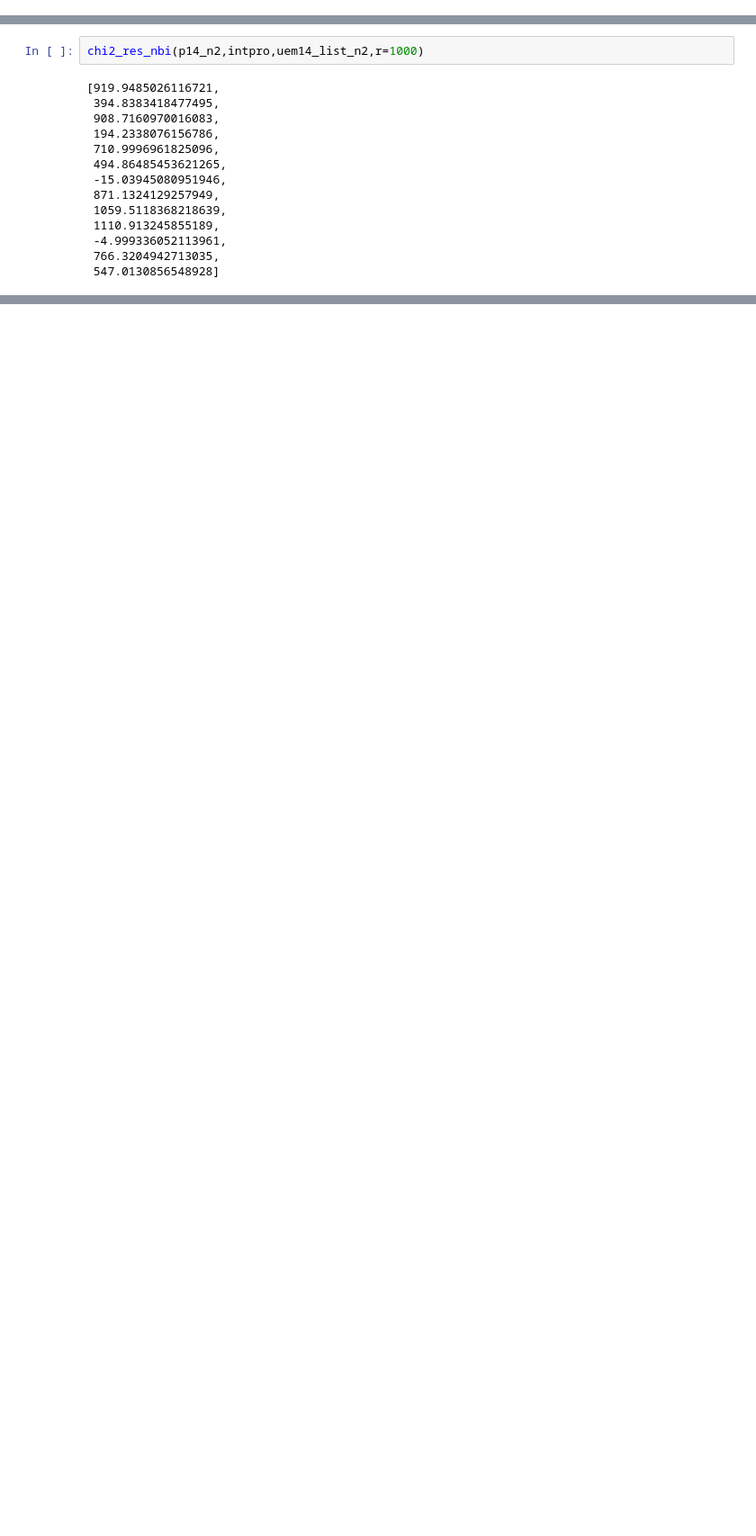
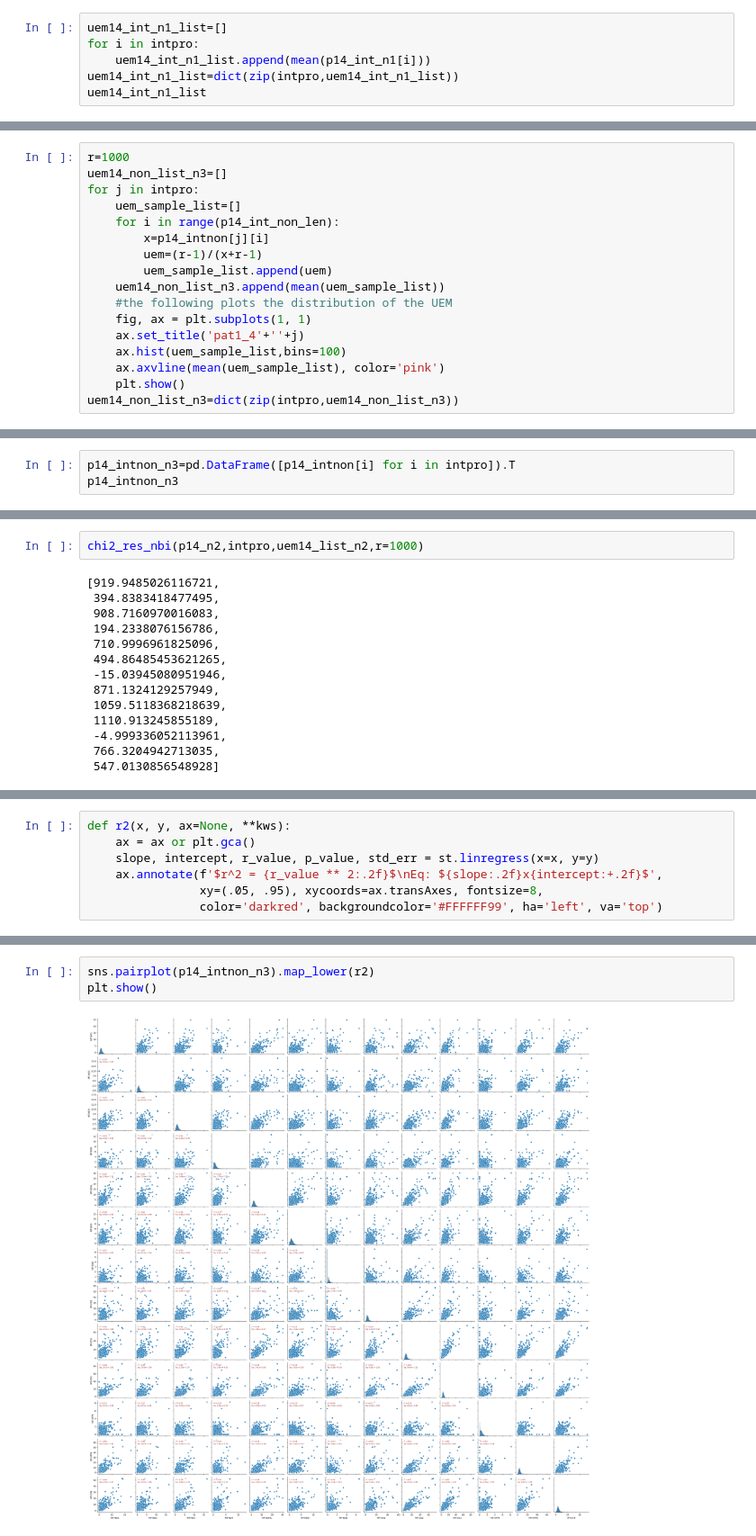
Before and after one commit to rrrrrrrlll/M2R_Group_12, a Jupyter notebook: Correct GOF stuff.ipynb, the cells around one changed output, grey strips where cells are left out. Shown at 90% size. Saved outputs shown, nothing was run; the diff lists cells and outputs as text; blank space fills up the shorter version.

Commit message:
the tasks
QQ plot, cov plots, PPC (sampling from posterior)

```diff
--- a/Correct GOF stuff.ipynb
+++ b/Correct GOF stuff.ipynb
@@ -90,0 +82,6 @@ for j in intpro:
+# %%
+uem14_int_n1_list=[]
+for i in intpro:
+    uem14_int_n1_list.append(mean(p14_int_n1[i]))
+uem14_int_n1_list=dict(zip(intpro,uem14_int_n1_list))
+uem14_int_n1_list
@@ -145,3 +239,20 @@ len(uem14_list_n2)
+# %%
+r=1000
+uem14_non_list_n3=[]
+for j in intpro:
+    uem_sample_list=[]
+    for i in range(p14_int_non_len):
+        x=p14_intnon[j][i]
+        uem=(r-1)/(x+r-1)
+        uem_sample_list.append(uem)
+    uem14_non_list_n3.append(mean(uem_sample_list))
+    #the following plots the distribution of the UEM
+    fig, ax = plt.subplots(1, 1)
+    ax.set_title('pat1_4'+''+j)
+    ax.hist(uem_sample_list,bins=100)
+    ax.axvline(mean(uem_sample_list), color='pink')
+    plt.show()
+uem14_non_list_n3=dict(zip(intpro,uem14_non_list_n3))
 # %% [markdown]
 Some functions for the χ² tests
 # %%
@@ -201,0 +341,3 @@ def ex_range_nbi(df, index_list, prob,r=100):
+# %%
+p14_intnon_n3=pd.DataFrame([p14_intnon[i] for i in intpro]).T
+p14_intnon_n3
@@ -598,0 +408,7 @@ def obscount(index_list, df):
+# %%
+def r2(x, y, ax=None, **kws):
+    ax = ax or plt.gca()
+    slope, intercept, r_value, p_value, std_err = st.linregress(x=x, y=y)
+    ax.annotate(f'$r^2 = {r_value ** 2:.2f}$\nEq: ${slope:.2f}x{intercept:+.2f}$',
+                xy=(.05, .95), xycoords=ax.transAxes, fontsize=8,
+                color='darkred', backgroundcolor='#FFFFFF99', ha='left', va='top')
@@ -598,0 +421,5 @@ def obscount(index_list, df):
+# %%
+sns.pairplot(p14_intnon_n3).map_lower(r2)
+plt.show()
+# %% [output]
+[figure, added]
```
Also changed, not shown: parts of 45 cells of this notebook.
